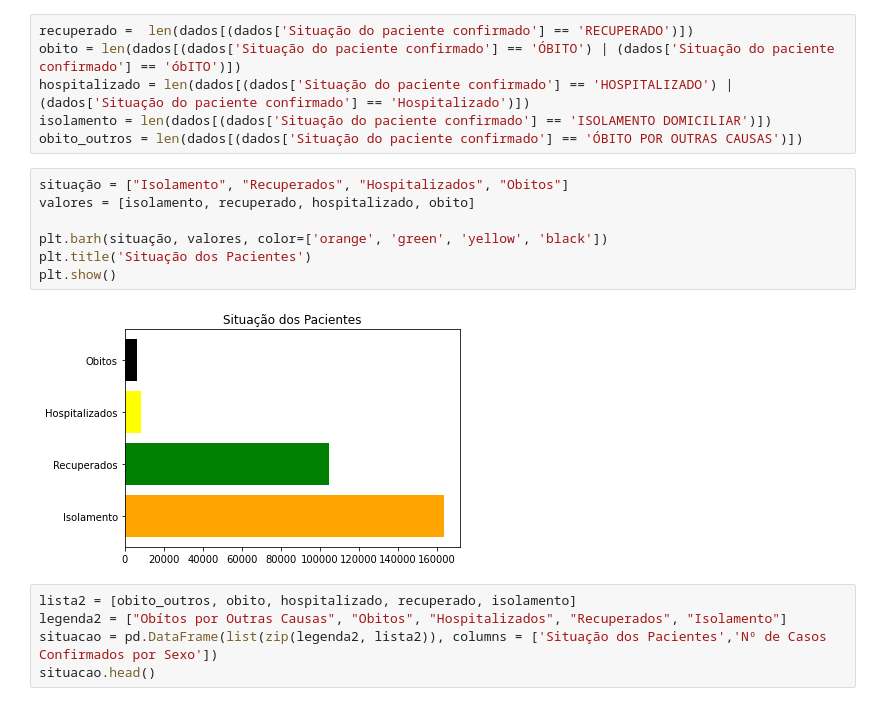
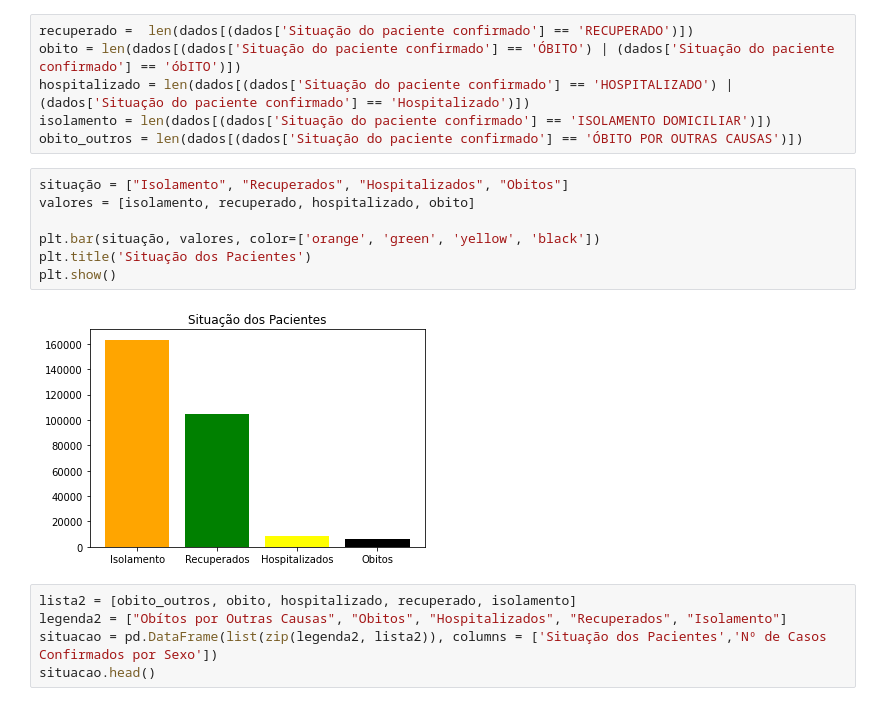
Before and after one commit to Jose-Bruno/Visualiza-oComputacional, a Jupyter notebook: José_Bruno_da_Silva_Santos_Visualização_Computacional.ipynb, the cells around one changed output. Drawn from its saved outputs; the diff is of its cells as text.

```diff
--- a/José_Bruno_da_Silva_Santos_Visualização_Computacional.ipynb
+++ b/José_Bruno_da_Silva_Santos_Visualização_Computacional.ipynb
@@ -76,12 +86,12 @@ obito_outros = len(dados[(dados['Situação do paciente confirmado'] == 'ÓBITO
 # %%
 situação = ["Isolamento", "Recuperados", "Hospitalizados", "Obitos"]
 valores = [isolamento, recuperado, hospitalizado, obito]
 
-plt.barh(situação, valores, color=['orange', 'green', 'yellow', 'black'])
+plt.bar(situação, valores, color=['orange', 'green', 'yellow', 'black'])
 plt.title('Situação dos Pacientes')
 plt.show()
 # %% [output]
-[figure, old version]
+[figure, new version]
 # %%
 lista2 = [obito_outros, obito, hospitalizado, recuperado, isolamento]
 legenda2 = ["Obítos por Outras Causas", "Obitos", "Hospitalizados", "Recuperados", "Isolamento"]
```
Also changed, not shown: parts of 2 cells of this notebook.
